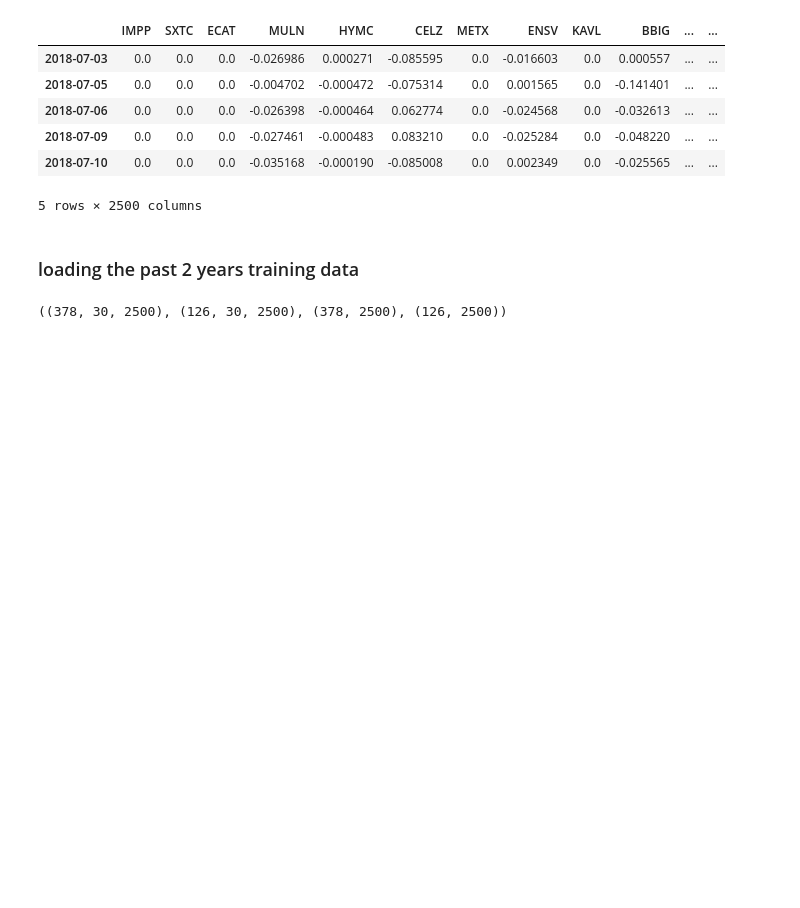
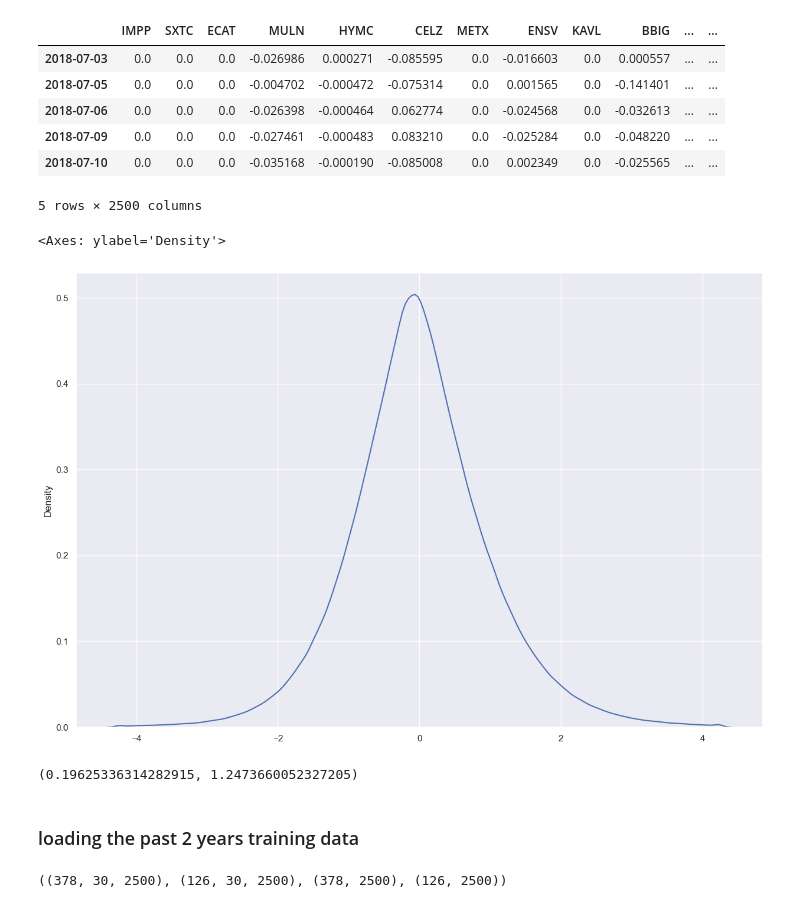
Before and after one commit to JimmyGoo/6000proj2, a Jupyter notebook: model_compare_resi.ipynb, the cells around one changed output. Cells and saved outputs as stored; diff of their text form; code cells hidden in the pictures; blank space fills up the shorter version.

```diff
--- a/model_compare_resi.ipynb
+++ b/model_compare_resi.ipynb
@@ -54,6 +54,17 @@ liquid_ticker_ret.head()
 ret_mean_roll = liquid_ticker_ret.rolling(20).mean()
 ret_std_roll = liquid_ticker_ret.rolling(20).std()
 ticker_ret_transform = (liquid_ticker_ret - ret_mean_roll) / (ret_std_roll + 1e-6)
+# %%
+ret_roll_flat = ticker_ret_transform.dropna().values.flatten()
+ret_roll_flat = ret_roll_flat[ret_roll_flat != 0]
+sns.kdeplot(ret_roll_flat)
+# %% [output]
+<Axes: ylabel='Density'>
+[figure, added]
+# %%
+skew(ret_roll_flat), kurtosis(ret_roll_flat)
+# %% [output]
+(0.19625336314282915, 1.2473660052327205)
 # %% [markdown]
 ### loading the past 2 years training data
 # %%
```
Also changed, not shown: parts of 10 cells of this notebook, 2 other files.
